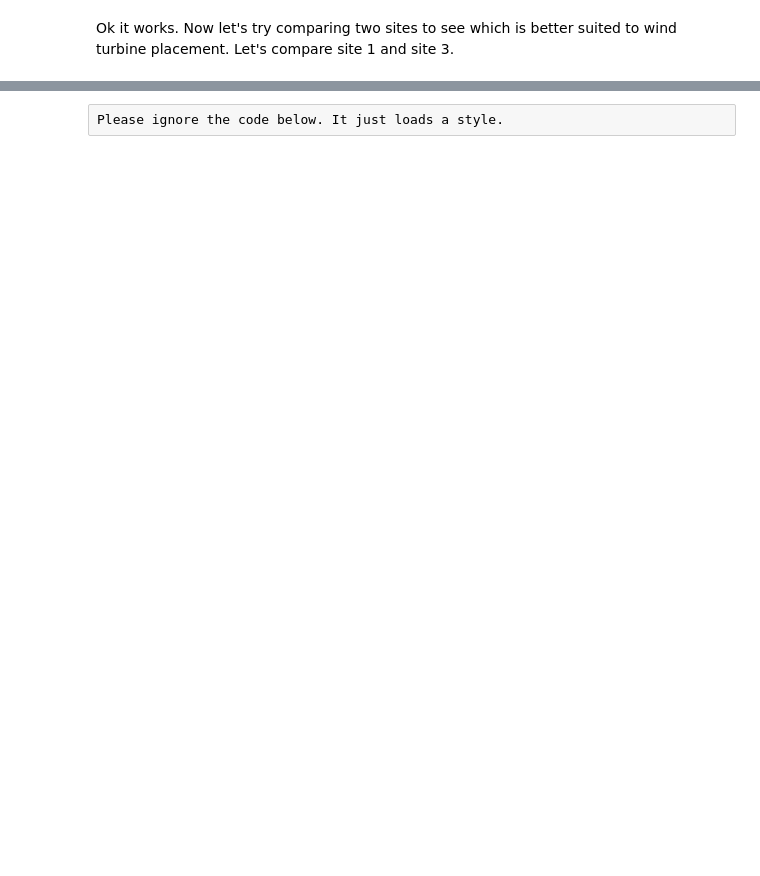
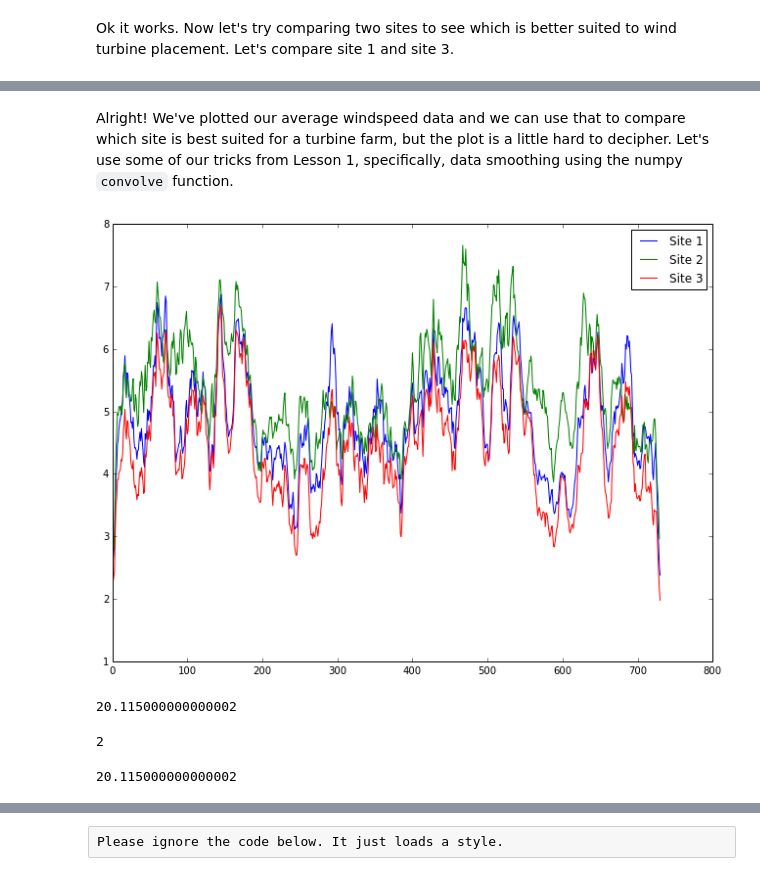
Before and after one commit to barbagroup/JITcode-MechE, a Jupyter notebook: lessons/02_Lesson02_Units_and_Decisions.ipynb, the cells around one changed output, grey strips where cells are left out. Saved outputs shown, nothing was run; the diff lists cells and outputs as text; code cells hidden in the pictures; blank space fills up the shorter version.

```diff
--- a/lessons/02_Lesson02_Units_and_Decisions.ipynb
+++ b/lessons/02_Lesson02_Units_and_Decisions.ipynb
@@ -152,13 +252,22 @@ plt.plot(mph_to_ms(site2[:,1]));
+# %% [markdown]
+Alright!  We've plotted our average windspeed data and we can use that to compare which site is best suited for a turbine farm, but the plot is a little hard to decipher.  Let's use some of our tricks from Lesson 1, specifically, data smoothing using the numpy `convolve` function.
 # %%
-N = 12
+N = 14
 window = numpy.ones(N)/N
-site1smooth = numpy.convolve(wichita[:,2],window,'same')
-site2smooth = numpy.convolve(site2[:,2],window,'same')
-site3smooth = numpy.convolve(site3[:,2],window,'same')
+site1smooth = numpy.convolve(site1[:,0],window,'same')
+site2smooth = numpy.convolve(site2[:,0],window,'same')
+site3smooth = numpy.convolve(site3[:,0],window,'same')
 plt.figure(figsize=(11,8))
 plt.plot(site1smooth)
 plt.plot(site2smooth)
 plt.plot(site3smooth);
+plt.legend(["Site 1","Site 2","Site 3"]);
+# %% [output]
+[figure, added]
+# %%
+mph_to_ms(45)
+# %% [output]
+20.115000000000002
 # %%
 maxwindspeed = 12*numpy.ones(1000)
 # %%
@@ -179,3 +288,11 @@ plt.xlabel('Days')
 plt.ylim(2,16)
 
 plt.legend(['Site 1','Site 3','Max Allowable Wind Speed','Site 1 Average','Site 3 Average']);
+# %%
+sum(site1[:,1]/10 > mph_to_ms(45))
+# %% [output]
+2
+# %%
+mph_to_ms(45)
+# %% [output]
+20.115000000000002
```
Also changed, not shown: parts of 37 cells of this notebook.
